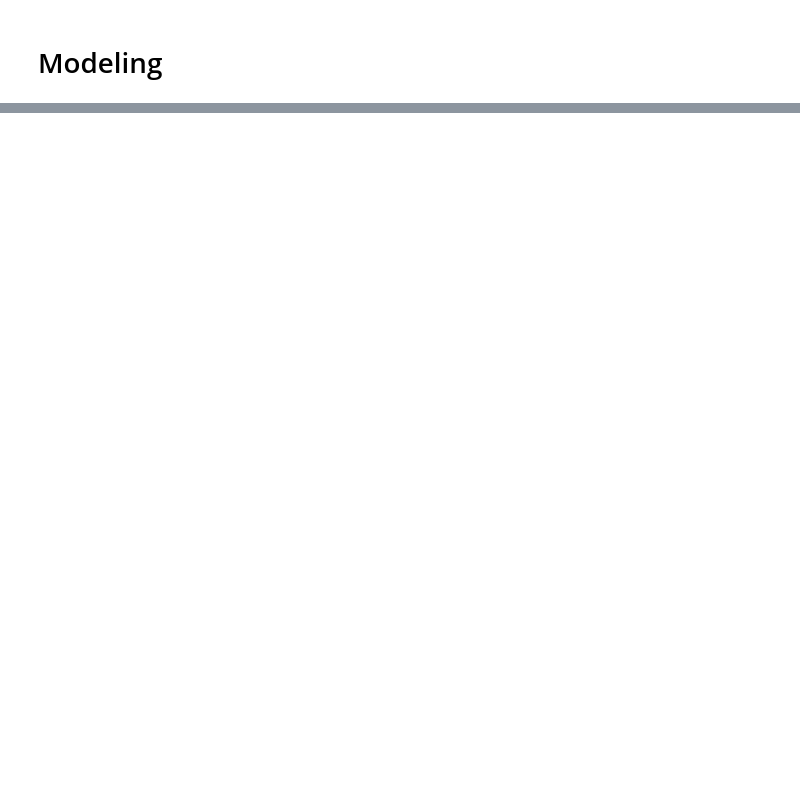
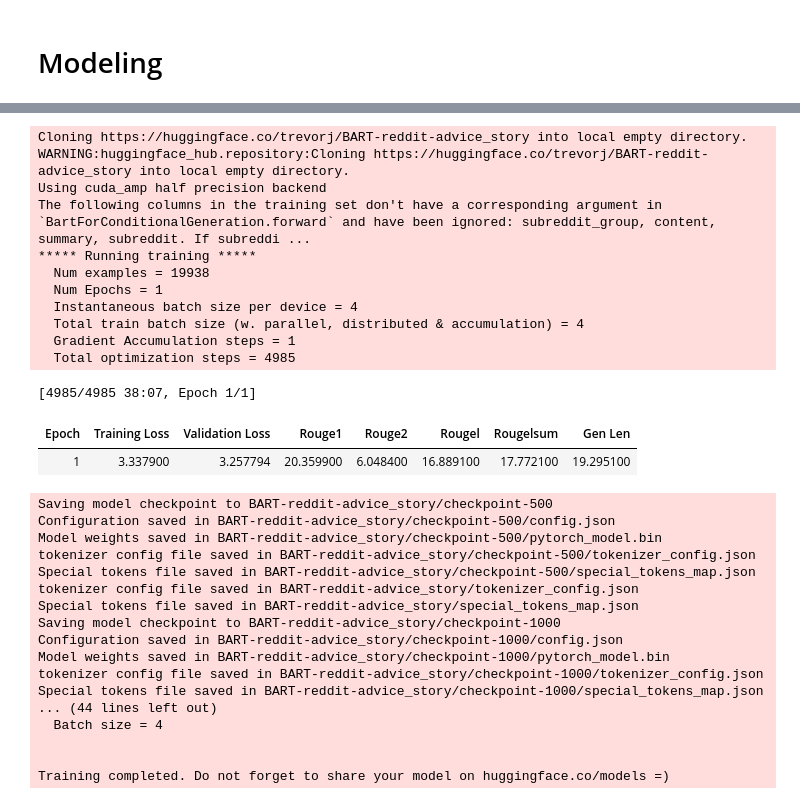
Before and after one commit to trevor-johnson/w266_reddit_summarization, a Jupyter notebook: modeling/BART/BART_training.ipynb, the cells around one changed output, grey strips where cells are left out. Drawn from its saved outputs; the diff is of its cells as text; code cells hidden in the pictures; blank space fills up the shorter version.

Commit message:
bart training attempt 1

```diff
--- a/modeling/BART/BART_training.ipynb
+++ b/modeling/BART/BART_training.ipynb
@@ -280,0 +300,63 @@ def compute_metrics(eval_pred):
+# %%
+%%time
+
+args = Seq2SeqTrainingArguments(
+    f"BART-reddit-advice_story",
+    evaluation_strategy = "epoch",
+    learning_rate=2e-5,
+    per_device_train_batch_size=4, # 16
+    per_device_eval_batch_size=4, #16
+    weight_decay=0.01,
+    save_total_limit=1, #3,
+    num_train_epochs=1,
+    predict_with_generate=True,
+    fp16=True,
+    push_to_hub=True,
+)
+
+trainer = Seq2SeqTrainer(
+    model,
+    args,
+    train_dataset=tokenized_datasets["train_advice_story"],
+    eval_dataset=tokenized_datasets["valid_advice_story"],
+    data_collator=data_collator,
+    tokenizer=tokenizer,
+    compute_metrics=compute_metrics
+)
+
+# this should save the model to disk. changing wd so that it saves here:
+fit_path = '/content/gdrive/MyDrive/w266/w266_reddit_summarization/data/model_outputs/bart_fitted_models/'
+os.chdir(fit_path)
+trainer.train()
+# %% [output]
+Cloning https://huggingface.co/trevorj/BART-reddit-advice_story into local empty directory.
+WARNING:huggingface_hub.repository:Cloning https://huggingface.co/trevorj/BART-reddit-advice_story into local empty directory.
+Using cuda_amp half precision backend
+The following columns in the training set don't have a corresponding argument in `BartForConditionalGeneration.forward` and have been ignored: subreddit_group, content, summary, subreddit. If subreddi ...
+***** Running training *****
+  Num examples = 19938
+  Num Epochs = 1
+  Instantaneous batch size per device = 4
+  Total train batch size (w. parallel, distributed & accumulation) = 4
+  Gradient Accumulation steps = 1
+  Total optimization steps = 4985
+[4985/4985 38:07, Epoch 1/1]
+| Epoch | Training Loss | Validation Loss | Rouge1 | Rouge2 | Rougel | Rougelsum | Gen Len |
+| 1 | 3.337900 | 3.257794 | 20.359900 | 6.048400 | 16.889100 | 17.772100 | 19.295100 |
+Saving model checkpoint to BART-reddit-advice_story/checkpoint-500
+Configuration saved in BART-reddit-advice_story/checkpoint-500/config.json
+Model weights saved in BART-reddit-advice_story/checkpoint-500/pytorch_model.bin
+tokenizer config file saved in BART-reddit-advice_story/checkpoint-500/tokenizer_config.json
+Special tokens file saved in BART-reddit-advice_story/checkpoint-500/special_tokens_map.json
+tokenizer config file saved in BART-reddit-advice_story/tokenizer_config.json
+Special tokens file saved in BART-reddit-advice_story/special_tokens_map.json
+Saving model checkpoint to BART-reddit-advice_story/checkpoint-1000
+Configuration saved in BART-reddit-advice_story/checkpoint-1000/config.json
+Model weights saved in BART-reddit-advice_story/checkpoint-1000/pytorch_model.bin
+tokenizer config file saved in BART-reddit-advice_story/checkpoint-1000/tokenizer_config.json
+Special tokens file saved in BART-reddit-advice_story/checkpoint-1000/special_tokens_map.json
+... (44 lines left out)
+  Batch size = 4
+
+
+Training completed. Do not forget to share your model on huggingface.co/models =)
```
Also changed, not shown: parts of 28 cells of this notebook.
